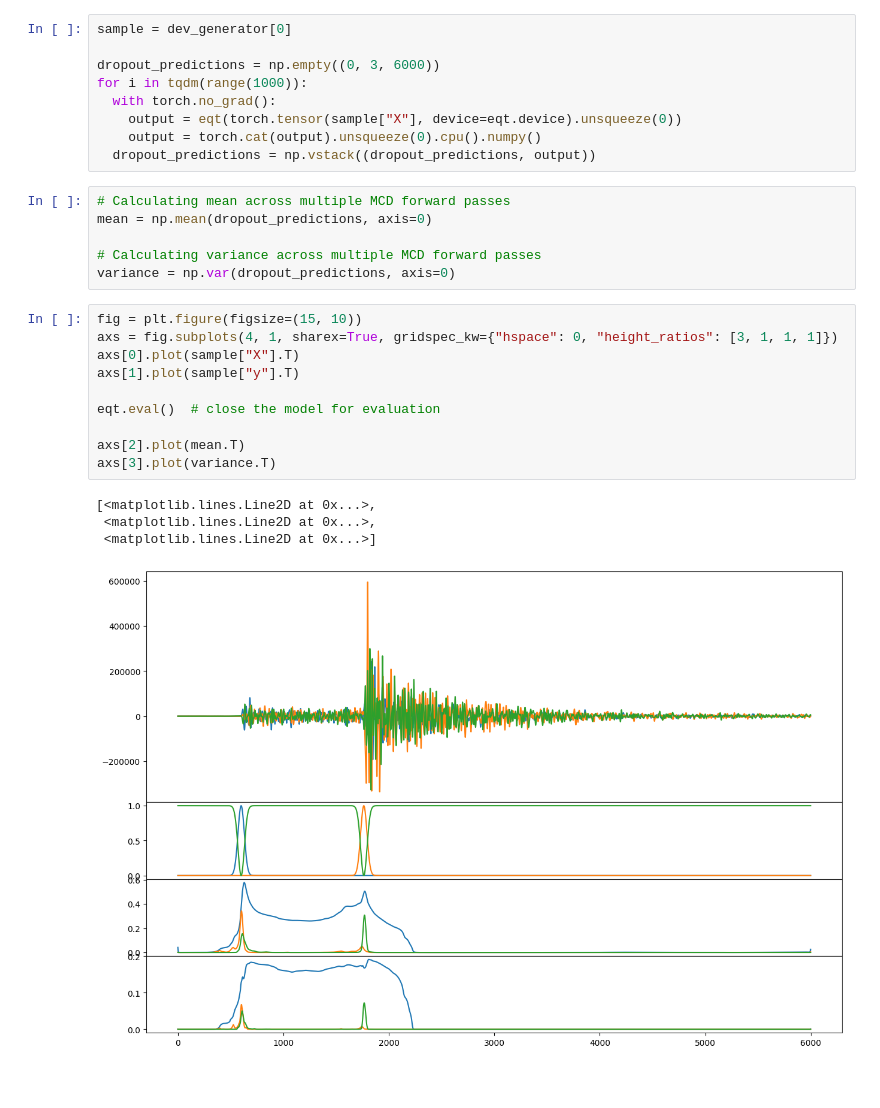
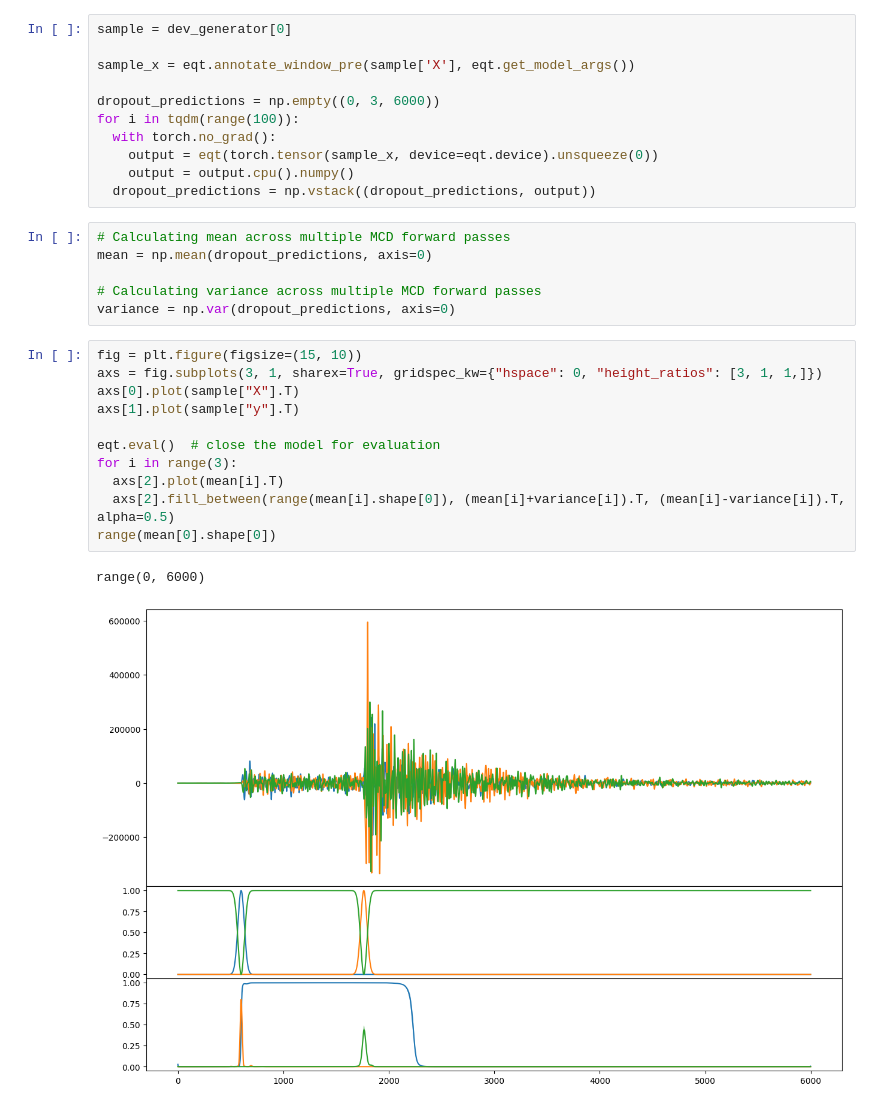
Before and after one commit to ib31iat/earthquake-monitoring, a Jupyter notebook: EQTransformer Example_dropout.ipynb, the cells around one changed output. Cells and saved outputs as stored; diff of their text form; blank space fills up the shorter version.

Commit message:
Plot uncertainty in terms of a band

```diff
--- a/EQTransformer Example_dropout.ipynb
+++ b/EQTransformer Example_dropout.ipynb
@@ -91,11 +68,13 @@ for m in eqt.modules():
 # %%
 sample = dev_generator[0]
 
+sample_x = eqt.annotate_window_pre(sample['X'], eqt.get_model_args())
+
 dropout_predictions = np.empty((0, 3, 6000))
-for i in tqdm(range(1000)):
+for i in tqdm(range(100)):
   with torch.no_grad():
-    output = eqt(torch.tensor(sample["X"], device=eqt.device).unsqueeze(0))
-    output = torch.cat(output).unsqueeze(0).cpu().numpy()
+    output = eqt(torch.tensor(sample_x, device=eqt.device).unsqueeze(0))
+    output = output.cpu().numpy()
   dropout_predictions = np.vstack((dropout_predictions, output))
 # %%
 # Calculating mean across multiple MCD forward passes
@@ -105,16 +84,15 @@ mean = np.mean(dropout_predictions, axis=0)
 variance = np.var(dropout_predictions, axis=0)
 # %%
 fig = plt.figure(figsize=(15, 10))
-axs = fig.subplots(4, 1, sharex=True, gridspec_kw={"hspace": 0, "height_ratios": [3, 1, 1, 1]})
+axs = fig.subplots(3, 1, sharex=True, gridspec_kw={"hspace": 0, "height_ratios": [3, 1, 1,]})
 axs[0].plot(sample["X"].T)
 axs[1].plot(sample["y"].T)
 
 eqt.eval()  # close the model for evaluation
-
-axs[2].plot(mean.T)
-axs[3].plot(variance.T)
+for i in range(3):
+  axs[2].plot(mean[i].T)
+  axs[2].fill_between(range(mean[i].shape[0]), (mean[i]+variance[i]).T, (mean[i]-variance[i]).T, alpha=0.5)
+range(mean[0].shape[0])
 # %% [output]
-[<matplotlib.lines.Line2D at 0x...>,
- <matplotlib.lines.Line2D at 0x...>,
- <matplotlib.lines.Line2D at 0x...>]
+range(0, 6000)
-[figure, old version]
+[figure, new version]
```
Also changed, not shown: parts of 2 cells of this notebook.
